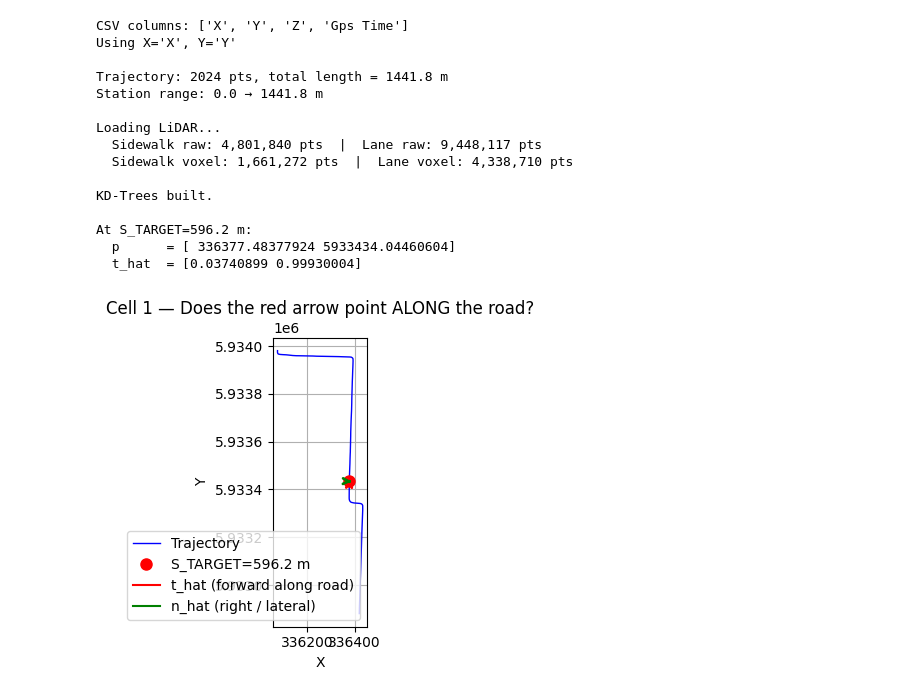
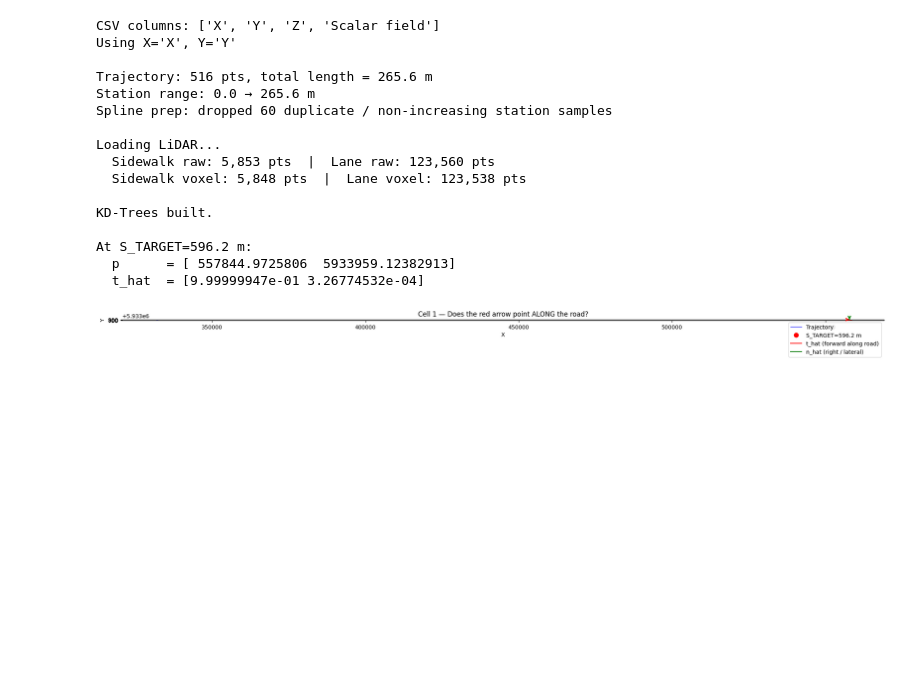
Before and after one commit to SidMcStarter/ramp-detection, a Jupyter notebook: updated_ditch copy.ipynb, the cells around one changed output. Drawn from its saved outputs; the diff is of its cells as text; code cells hidden in the pictures; blank space fills up the shorter version.

```diff
--- a/updated_ditch copy.ipynb
+++ b/updated_ditch copy.ipynb
@@ -50,9 +50,9 @@ import matplotlib.pyplot as plt
 # ─────────────────────────────────────────
 # FILE PATHS  ← edit these
 # ─────────────────────────────────────────
-SIDEWALK_LAS = r"C:\Users\jianjing\Desktop\Fiseha\Ramp_Detection\07\Sidewalk.las"
-LANE_LAS     = r"C:\Users\jianjing\Desktop\Fiseha\Ramp_Detection\07\Road.las"
-TRAJ_CSV     = r"C:\Users\jianjing\Desktop\Fiseha\Ramp_Detection\07\lidar_trj.csv"
+SIDEWALK_LAS = r"C:\Users\jianjing\Desktop\Fiseha\Ramp_Detection\03_ditch\sidewalk.las"
+LANE_LAS     = r"C:\Users\jianjing\Desktop\Fiseha\Ramp_Detection\03_ditch\lane2.las"
+TRAJ_CSV     = r"C:\Users\jianjing\Desktop\Fiseha\Ramp_Detection\03_ditch\20250506_R01_506_Trg.csv"
 
 # ─────────────────────────────────────────
 # PARAMETERS
@@ -60,10 +60,10 @@ TRAJ_CSV     = r"C:\Users\jianjing\Desktop\Fiseha\Ramp_Detection\07\lidar_trj.cs
 S_TARGET        = 596.2   # station (m) to inspect in Cell 2 / Cell 4b
 HEADING_WINDOW  = 35.0   # ± metres for windowed heading average
 USE_SPLINE      = True   # If True, evaluate trajectory position/heading from cubic spline x(s), y(s)
-RUN_4B         = False  # If True, run Cell 4b single-station debug viewer
+RUN_4B         = True  # If True, run Cell 4b single-station debug viewer
 RUN_4C         = False  # If True, run Cell 4c batch debug export
-RUN_4D         = False  # If True, run Cell 4d per-class metric statistics
-VOXEL           = 0.05   # voxel grid size (m); None to disable
+RUN_4D         = True  # If True, run Cell 4d per-class metric statistics
+VOXEL           = 0.0001   # voxel grid size (m); None to disable
 HALF_THICK_U    = 0.25   # half-thickness of cross-section slab (m)
 V_MIN, V_MAX    = -30, 30
 QUERY_RADIUS    = 35.0   # KD-tree search radius (m)
@@ -94,6 +94,25 @@ def build_station_ruler(traj_xy: np.ndarray) -> np.ndarray:
     s = np.zeros(len(traj_xy))
     s[1:] = np.cumsum(dists)
     return s
+
+
+def build_trajectory_splines(s: np.ndarray, traj_xy: np.ndarray, min_ds: float = 1e-9):
+    """Build cubic splines on a strictly increasing station subset."""
+    if len(s) != len(traj_xy):
+        raise ValueError("s and traj_xy must have the same length")
+
+    keep = np.ones(len(s), dtype=bool)
+    if len(s) >= 2:
+        keep[1:] = np.diff(s) > float(min_ds)
+
+    s_spline = s[keep]
+    xy_spline = traj_xy[keep]
+    dropped = int(len(s) - len(s_spline))
+
+    if len(s_spline) < 2:
+        raise ValueError("Need at least two strictly increasing trajectory stations for spline interpolation.")
+
+    return CubicSpline(s_spline, xy_spline[:, 0]), CubicSpline(s_spline, xy_spline[:, 1]), dropped
 
 
 def compute_heading(traj_xy: np.ndarray,
@@ -163,10 +182,13 @@ def voxel_downsample(x, y, z, voxel):
 
 traj_xy, xcol, ycol, dfT = load_trajectory(TRAJ_CSV)
 s = build_station_ruler(traj_xy)
-cs_x = CubicSpline(s, traj_xy[:, 0])
-cs_y = CubicSpline(s, traj_xy[:, 1])
+cs_x, cs_y, spline_drop_count = build_trajectory_splines(s, traj_xy)
 print(f"\nTrajectory: {len(traj_xy)} pts, total length = {s[-1]:.1f} m")
 print(f"Station range: {s[0]:.1f} → {s[-1]:.1f} m")
+if spline_drop_count > 0:
+    print(f"Spline prep: dropped {spline_drop_count} duplicate / non-increasing station samples")
+else:
+    print("Spline prep: no duplicate station samples removed")
 
 print("\nLoading LiDAR...")
 sx, sy, sz = read_las_xyz(SIDEWALK_LAS)
@@ -258,6 +280,25 @@ def build_station_ruler(traj_xy: np.ndarray) -> np.ndarray:
     return s
 
 
+def build_trajectory_splines(s: np.ndarray, traj_xy: np.ndarray, min_ds: float = 1e-9):
+    """Build cubic splines on a strictly increasing station subset."""
+    if len(s) != len(traj_xy):
+        raise ValueError("s and traj_xy must have the same length")
+
+    keep = np.ones(len(s), dtype=bool)
+    if len(s) >= 2:
+        keep[1:] = np.diff(s) > float(min_ds)
+
+    s_spline = s[keep]
+    xy_spline = traj_xy[keep]
+    dropped = int(len(s) - len(s_spline))
+
+    if len(s_spline) < 2:
+        raise ValueError("Need at least two strictly increasing trajectory stations for spline interpolation.")
+
+    return CubicSpline(s_spline, xy_spline[:, 0]), CubicSpline(s_spline, xy_spline[:, 1]), dropped
+
+
 def compute_heading(traj_xy: np.ndarray,
                     s: np.ndarray,
                     idx: int,
@@ -325,8 +366,13 @@ def voxel_downsample(x, y, z, voxel):
 
 traj_xy, xcol, ycol, dfT = load_trajectory(TRAJ_CSV)
 s = build_station_ruler(traj_xy)
+cs_x, cs_y, spline_drop_count = build_trajectory_splines(s, traj_xy)
 print(f"\nTrajectory: {len(traj_xy)} pts, total length = {s[-1]:.1f} m")
 print(f"Station range: {s[0]:.1f} → {s[-1]:.1f} m")
+if spline_drop_count > 0:
+    print(f"Spline prep: dropped {spline_drop_count} duplicate / non-increasing station samples")
+else:
+    print("Spline prep: no duplicate station samples removed")
 
 print("\nLoading LiDAR...")
 sx, sy, sz = read_las_xyz(SIDEWALK_LAS)
@@ -361,38 +407,39 @@ print(f"  p      = {p_check}")
 print(f"  t_hat  = {t_check}")
 
 fig, ax = plt.subplots(figsize=(20, 4))
 ax.plot(traj_xy[:, 0], traj_xy[:, 1], "b-", lw=1, label="Trajectory")
 ax.plot(*p_check, "ro", markersize=8, label=f"S_TARGET={S_TARGET} m")
 
 arrow_scale = 10.0
 if t_check is not None:
     n_check = np.array([t_check[1], -t_check[0]])
     ax.annotate("", xy=p_check + t_check * arrow_scale, xytext=p_check,
                 arrowprops=dict(arrowstyle="->", color="red", lw=2))
     ax.annotate("", xy=p_check + n_check * arrow_scale, xytext=p_check,
                 arrowprops=dict(arrowstyle="->", color="green", lw=2))
     ax.plot([], [], "r-", label="t_hat (forward along road)")
     ax.plot([], [], "g-", label="n_hat (right / lateral)")
 
 ax.set_aspect("equal")
 ax.set_title("Cell 1 — Does the red arrow point ALONG the road?")
 ax.set_xlabel(xcol); ax.set_ylabel(ycol)
 ax.legend(); ax.grid(True)
 plt.tight_layout(); plt.show()
 # %% [output]
-CSV columns: ['X', 'Y', 'Z', 'Gps Time']
+CSV columns: ['X', 'Y', 'Z', 'Scalar field']
 Using X='X', Y='Y'
 
-Trajectory: 2024 pts, total length = 1441.8 m
-Station range: 0.0 → 1441.8 m
+Trajectory: 516 pts, total length = 265.6 m
+Station range: 0.0 → 265.6 m
+Spline prep: dropped 60 duplicate / non-increasing station samples
 
 Loading LiDAR...
-  Sidewalk raw: 4,801,840 pts  |  Lane raw: 9,448,117 pts
-  Sidewalk voxel: 1,661,272 pts  |  Lane voxel: 4,338,710 pts
+  Sidewalk raw: 5,853 pts  |  Lane raw: 123,560 pts
+  Sidewalk voxel: 5,848 pts  |  Lane voxel: 123,538 pts
 
 KD-Trees built.
 
 At S_TARGET=596.2 m:
-  p      = [ 336377.48377924 5933434.04460604]
-  t_hat  = [0.03740899 0.99930004]
+  p      = [ 557844.9725806  5933959.12382913]
+  t_hat  = [9.99999947e-01 3.26774532e-04]
-[figure, old version]
+[figure, new version]
```
Also changed, not shown: parts of 9 cells of this notebook.
